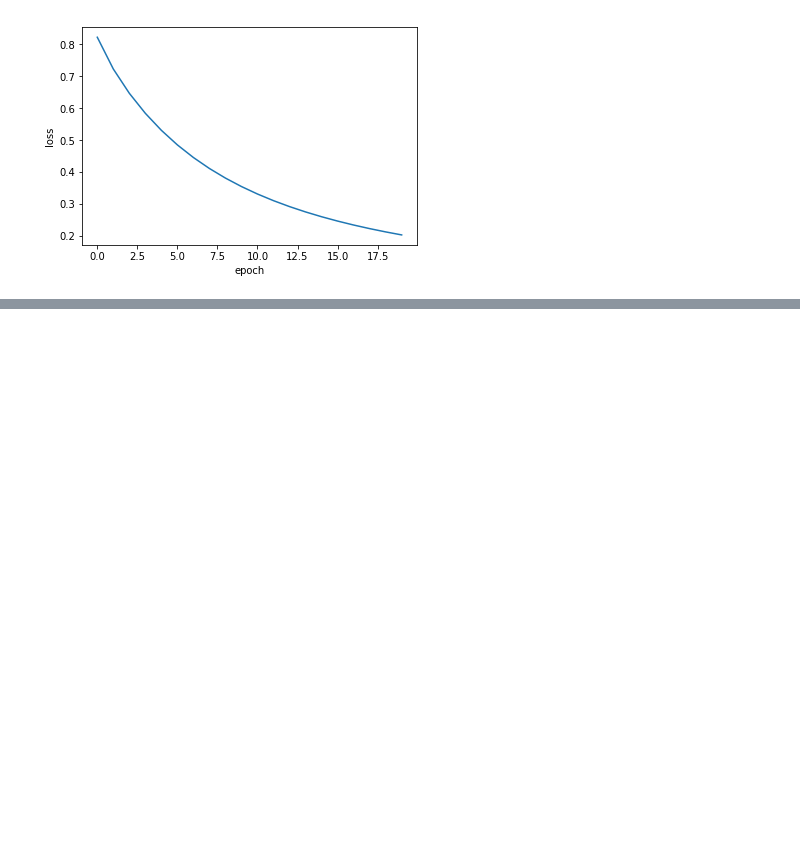
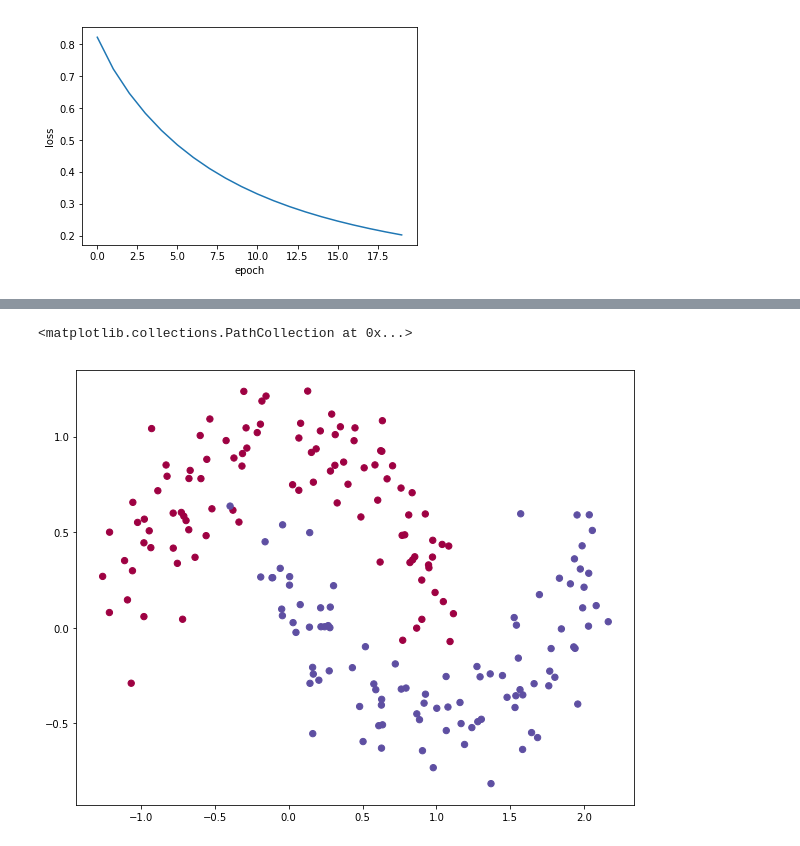
Before and after one commit to kishorrit/MLF, a Jupyter notebook: Chapter 1 Code.ipynb, the cells around one changed output, grey strips where cells are left out. Drawn from its saved outputs; the diff is of its cells as text; code cells hidden in the pictures; blank space fills up the shorter version.

```diff
--- a/Chapter 1 Code.ipynb
+++ b/Chapter 1 Code.ipynb
@@ -109,0 +114,17 @@ fig.savefig('loss.jpg')
+# %%
+# Package imports
+# Matplotlib is a matlab like plotting library
+import matplotlib
+import matplotlib.pyplot as plt
+# Numpy handles matrix operations
+import numpy as np
+# SciKitLearn is a useful machine learning utilities library
+import sklearn
+# The sklearn dataset module helps generating datasets
+import sklearn.datasets
+import sklearn.linear_model
+
+
+# Display plots inline and change default figure size
+%matplotlib inline
+matplotlib.rcParams['figure.figsize'] = (10.0, 8.0)
@@ -109,0 +245,9 @@ fig.savefig('loss.jpg')
+# %%
+# Generate a dataset and plot it
+np.random.seed(0)
+X, y = sklearn.datasets.make_moons(200, noise=0.15)
+y = y.reshape(200,1)
+plt.scatter(X[:,0], X[:,1], s=40, c=y.flatten(), cmap=plt.cm.Spectral)
+# %% [output]
+<matplotlib.collections.PathCollection at 0x...>
+[figure, added]
```
Also changed, not shown: parts of 20 cells of this notebook.
